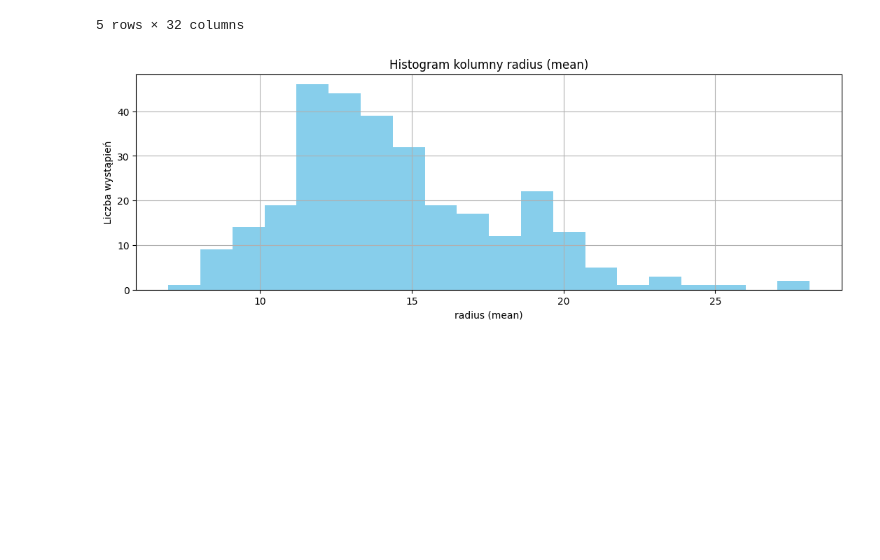
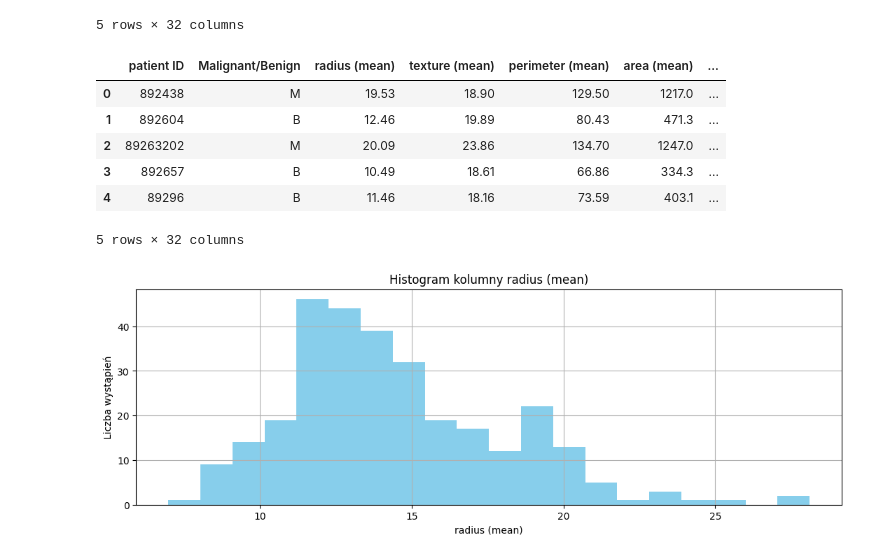
Before and after one commit to biganton/MOWNIT, a Jupyter notebook: lab2/lab2.ipynb, the cells around one changed output. Drawn from its saved outputs; the diff is of its cells as text; code cells hidden in the pictures; blank space fills up the shorter version.

```diff
--- a/lab2/lab2.ipynb
+++ b/lab2/lab2.ipynb
@@ -59,6 +59,16 @@ train_data.head()
 | 3 | 84348301 | M | 11.42 | 20.38 | 77.58 | 386.1 | ... |
 | 4 | 84358402 | M | 20.29 | 14.34 | 135.10 | 1297.0 | ... |
 5 rows × 32 columns
+# %%
+validate_data.head()
+# %% [output]
+|  | patient ID | Malignant/Benign | radius (mean) | texture (mean) | perimeter (mean) | area (mean) | ... |
+| 0 | 892438 | M | 19.53 | 18.90 | 129.50 | 1217.0 | ... |
+| 1 | 892604 | B | 12.46 | 19.89 | 80.43 | 471.3 | ... |
+| 2 | 89263202 | M | 20.09 | 23.86 | 134.70 | 1247.0 | ... |
+| 3 | 892657 | B | 10.49 | 18.61 | 66.86 | 334.3 | ... |
+| 4 | 89296 | B | 11.46 | 18.16 | 73.59 | 403.1 | ... |
+5 rows × 32 columns
 # %%
 selected_column = 'radius (mean)'
 
```
Also changed, not shown: parts of 5 cells of this notebook.
